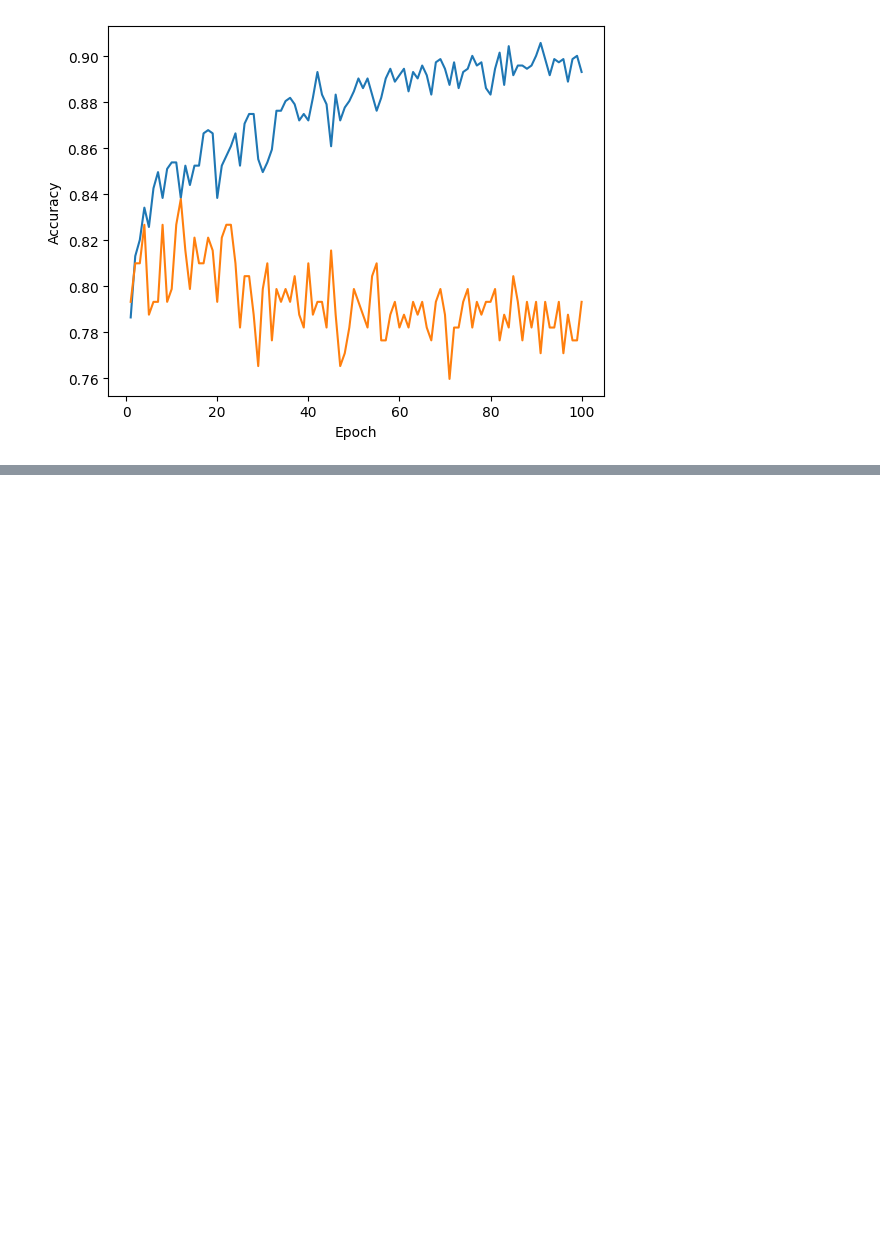
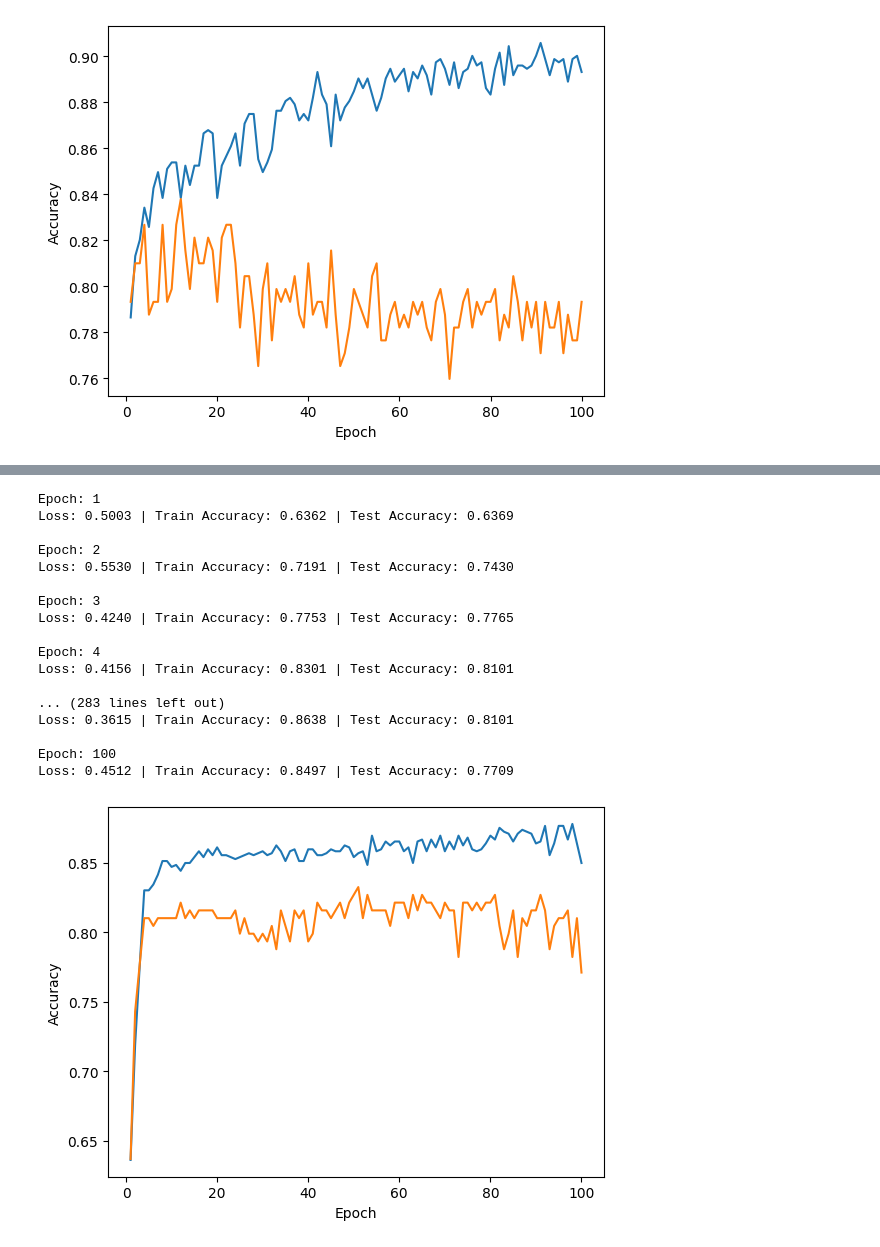
Before and after one commit to hahnspena102/csc487-lab4.1, a Jupyter notebook: Lab 4.1.ipynb, the cells around one changed output, grey strips where cells are left out. Saved outputs shown, nothing was run; the diff lists cells and outputs as text; code cells hidden in the pictures; blank space fills up the shorter version.

```diff
--- a/Lab 4.1.ipynb
+++ b/Lab 4.1.ipynb
@@ -348,0 +461,36 @@ Loss: 0.2173 | Train Accuracy: 0.8933 | Test Accuracy: 0.7933
+# %%
+nn_model = torch.nn.Sequential(
+    torch.nn.Linear(input_dim, 100),
+    torch.nn.BatchNorm1d(100),
+    torch.nn.ReLU(),
+    torch.nn.Linear(100, 100),
+    torch.nn.BatchNorm1d(100),
+    torch.nn.ReLU(),
+    torch.nn.Linear(100, 100),
+    torch.nn.BatchNorm1d(100),
+    torch.nn.ReLU(),
+    torch.nn.Linear(100, num_classes)
+)
+
+sdg_opt = torch.optim.SGD(nn_model.parameters(), lr=1e-2, weight_decay=0.1)
+
+train_model(nn_model, train_loader, test_loader, sdg_opt)
+# %% [output]
+Epoch: 1
+Loss: 0.5003 | Train Accuracy: 0.6362 | Test Accuracy: 0.6369
+
+Epoch: 2
+Loss: 0.5530 | Train Accuracy: 0.7191 | Test Accuracy: 0.7430
+
+Epoch: 3
+Loss: 0.4240 | Train Accuracy: 0.7753 | Test Accuracy: 0.7765
+
+Epoch: 4
+Loss: 0.4156 | Train Accuracy: 0.8301 | Test Accuracy: 0.8101
+
+... (283 lines left out)
+Loss: 0.3615 | Train Accuracy: 0.8638 | Test Accuracy: 0.8101
+
+Epoch: 100
+Loss: 0.4512 | Train Accuracy: 0.8497 | Test Accuracy: 0.7709
+[figure, added]
```
Also changed, not shown: parts of 7 cells of this notebook.
